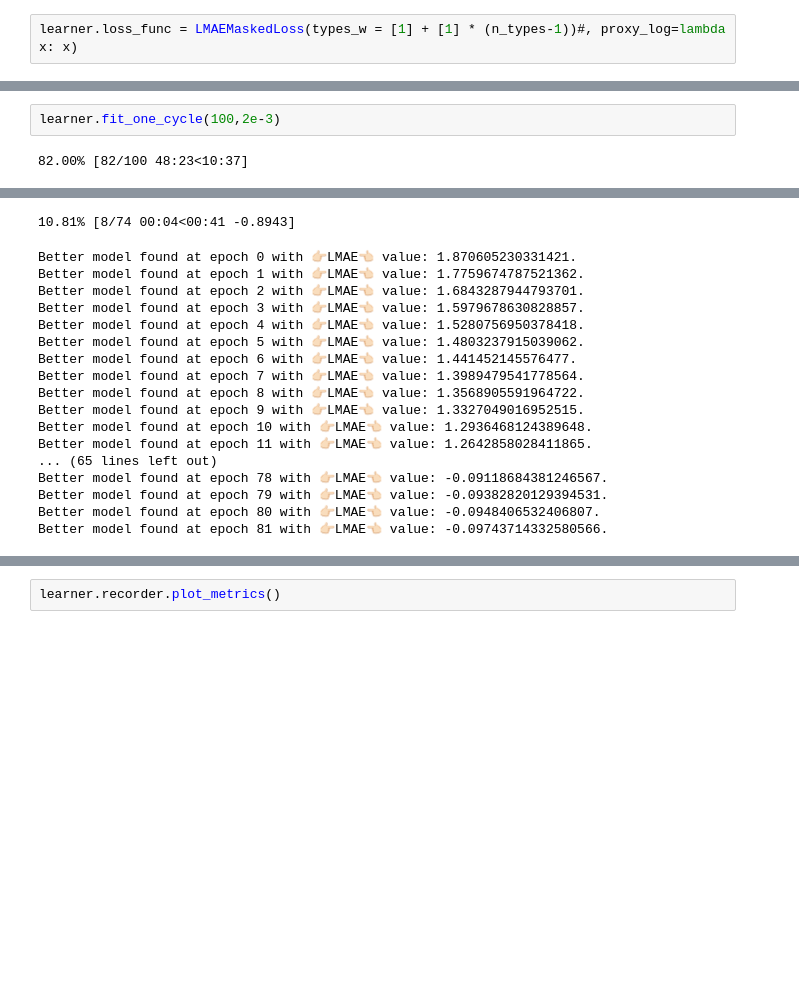
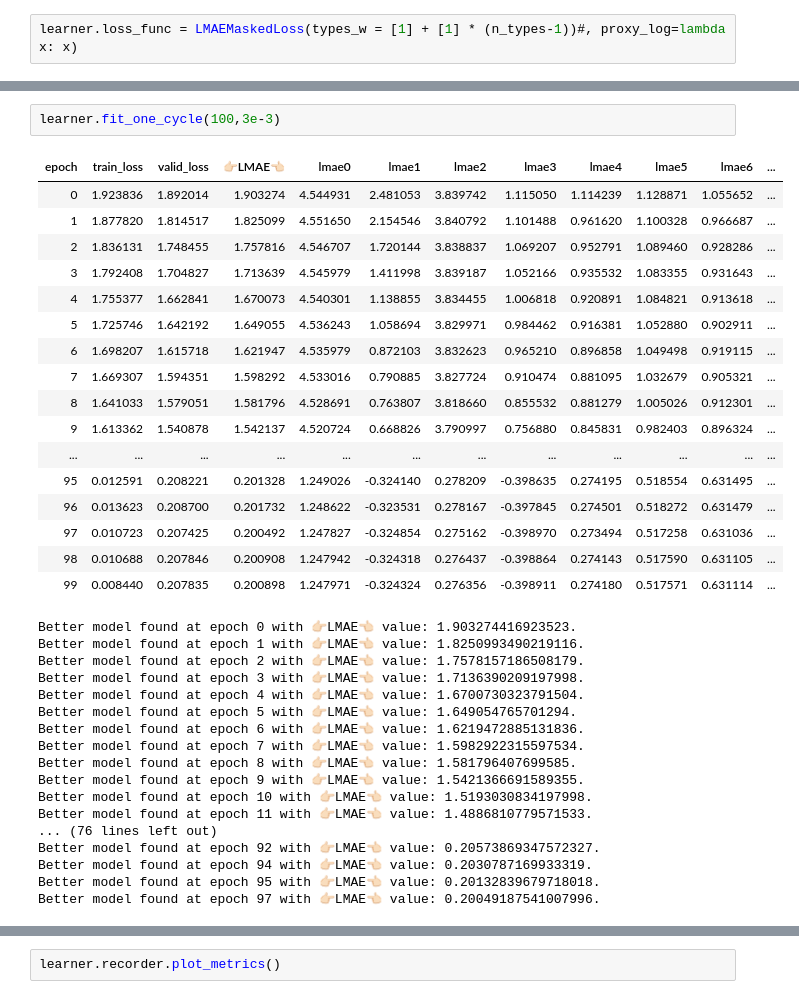
Before and after one commit to antorsae/champs-scalar-coupling, a Jupyter notebook: molecule-transformer.ipynb, the cells around one changed output, grey strips where cells are left out. Drawn from its saved outputs; the diff is of its cells as text; blank space fills up the shorter version.

```diff
--- a/molecule-transformer.ipynb
+++ b/molecule-transformer.ipynb
@@ -845,4 +831,37 @@ Min loss divided by 10: 4.79E-03
 # %%
-learner.fit_one_cycle(100,2e-3)
+learner.fit_one_cycle(100,3e-3)
 # %% [output]
+| epoch | train_loss | valid_loss | 👉🏻LMAE👈🏻 | lmae0 | lmae1 | lmae2 | lmae3 | lmae4 | lmae5 | lmae6 | ... |
+| 0 | 1.923836 | 1.892014 | 1.903274 | 4.544931 | 2.481053 | 3.839742 | 1.115050 | 1.114239 | 1.128871 | 1.055652 | ... |
+| 1 | 1.877820 | 1.814517 | 1.825099 | 4.551650 | 2.154546 | 3.840792 | 1.101488 | 0.961620 | 1.100328 | 0.966687 | ... |
+| 2 | 1.836131 | 1.748455 | 1.757816 | 4.546707 | 1.720144 | 3.838837 | 1.069207 | 0.952791 | 1.089460 | 0.928286 | ... |
+| 3 | 1.792408 | 1.704827 | 1.713639 | 4.545979 | 1.411998 | 3.839187 | 1.052166 | 0.935532 | 1.083355 | 0.931643 | ... |
+| 4 | 1.755377 | 1.662841 | 1.670073 | 4.540301 | 1.138855 | 3.834455 | 1.006818 | 0.920891 | 1.084821 | 0.913618 | ... |
+| 5 | 1.725746 | 1.642192 | 1.649055 | 4.536243 | 1.058694 | 3.829971 | 0.984462 | 0.916381 | 1.052880 | 0.902911 | ... |
+| 6 | 1.698207 | 1.615718 | 1.621947 | 4.535979 | 0.872103 | 3.832623 | 0.965210 | 0.896858 | 1.049498 | 0.919115 | ... |
+| 7 | 1.669307 | 1.594351 | 1.598292 | 4.533016 | 0.790885 | 3.827724 | 0.910474 | 0.881095 | 1.032679 | 0.905321 | ... |
+| 8 | 1.641033 | 1.579051 | 1.581796 | 4.528691 | 0.763807 | 3.818660 | 0.855532 | 0.881279 | 1.005026 | 0.912301 | ... |
+| 9 | 1.613362 | 1.540878 | 1.542137 | 4.520724 | 0.668826 | 3.790997 | 0.756880 | 0.845831 | 0.982403 | 0.896324 | ... |
+| ... | ... | ... | ... | ... | ... | ... | ... | ... | ... | ... | ... |
+| 95 | 0.012591 | 0.208221 | 0.201328 | 1.249026 | -0.324140 | 0.278209 | -0.398635 | 0.274195 | 0.518554 | 0.631495 | ... |
+| 96 | 0.013623 | 0.208700 | 0.201732 | 1.248622 | -0.323531 | 0.278167 | -0.397845 | 0.274501 | 0.518272 | 0.631479 | ... |
+| 97 | 0.010723 | 0.207425 | 0.200492 | 1.247827 | -0.324854 | 0.275162 | -0.398970 | 0.273494 | 0.517258 | 0.631036 | ... |
+| 98 | 0.010688 | 0.207846 | 0.200908 | 1.247942 | -0.324318 | 0.276437 | -0.398864 | 0.274143 | 0.517590 | 0.631105 | ... |
+| 99 | 0.008440 | 0.207835 | 0.200898 | 1.247971 | -0.324324 | 0.276356 | -0.398911 | 0.274180 | 0.517571 | 0.631114 | ... |
-82.00% [82/100 48:23<10:37]
+Better model found at epoch 0 with 👉🏻LMAE👈🏻 value: 1.903274416923523.
+Better model found at epoch 1 with 👉🏻LMAE👈🏻 value: 1.8250993490219116.
+Better model found at epoch 2 with 👉🏻LMAE👈🏻 value: 1.7578157186508179.
+Better model found at epoch 3 with 👉🏻LMAE👈🏻 value: 1.7136390209197998.
+Better model found at epoch 4 with 👉🏻LMAE👈🏻 value: 1.6700730323791504.
+Better model found at epoch 5 with 👉🏻LMAE👈🏻 value: 1.649054765701294.
+Better model found at epoch 6 with 👉🏻LMAE👈🏻 value: 1.6219472885131836.
+Better model found at epoch 7 with 👉🏻LMAE👈🏻 value: 1.5982922315597534.
+Better model found at epoch 8 with 👉🏻LMAE👈🏻 value: 1.581796407699585.
+Better model found at epoch 9 with 👉🏻LMAE👈🏻 value: 1.5421366691589355.
+Better model found at epoch 10 with 👉🏻LMAE👈🏻 value: 1.5193030834197998.
+Better model found at epoch 11 with 👉🏻LMAE👈🏻 value: 1.4886810779571533.
+... (76 lines left out)
+Better model found at epoch 92 with 👉🏻LMAE👈🏻 value: 0.20573869347572327.
+Better model found at epoch 94 with 👉🏻LMAE👈🏻 value: 0.2030787169933319.
+Better model found at epoch 95 with 👉🏻LMAE👈🏻 value: 0.20132839679718018.
+Better model found at epoch 97 with 👉🏻LMAE👈🏻 value: 0.20049187541007996.
@@ -866,20 +868,2 @@ learner.fit_one_cycle(100,2e-3)
-10.81% [8/74 00:04<00:41 -0.8943]
-Better model found at epoch 0 with 👉🏻LMAE👈🏻 value: 1.870605230331421.
-Better model found at epoch 1 with 👉🏻LMAE👈🏻 value: 1.7759674787521362.
-Better model found at epoch 2 with 👉🏻LMAE👈🏻 value: 1.6843287944793701.
-Better model found at epoch 3 with 👉🏻LMAE👈🏻 value: 1.5979678630828857.
-Better model found at epoch 4 with 👉🏻LMAE👈🏻 value: 1.5280756950378418.
-Better model found at epoch 5 with 👉🏻LMAE👈🏻 value: 1.4803237915039062.
-Better model found at epoch 6 with 👉🏻LMAE👈🏻 value: 1.441452145576477.
-Better model found at epoch 7 with 👉🏻LMAE👈🏻 value: 1.3989479541778564.
-Better model found at epoch 8 with 👉🏻LMAE👈🏻 value: 1.3568905591964722.
-Better model found at epoch 9 with 👉🏻LMAE👈🏻 value: 1.3327049016952515.
-Better model found at epoch 10 with 👉🏻LMAE👈🏻 value: 1.2936468124389648.
-Better model found at epoch 11 with 👉🏻LMAE👈🏻 value: 1.2642858028411865.
-... (65 lines left out)
-Better model found at epoch 78 with 👉🏻LMAE👈🏻 value: -0.09118684381246567.
-Better model found at epoch 79 with 👉🏻LMAE👈🏻 value: -0.09382820129394531.
-Better model found at epoch 80 with 👉🏻LMAE👈🏻 value: -0.0948406532406807.
-Better model found at epoch 81 with 👉🏻LMAE👈🏻 value: -0.09743714332580566.
 # %%
 learner.recorder.plot_losses()
```
Also changed, not shown: parts of 9 cells of this notebook.
